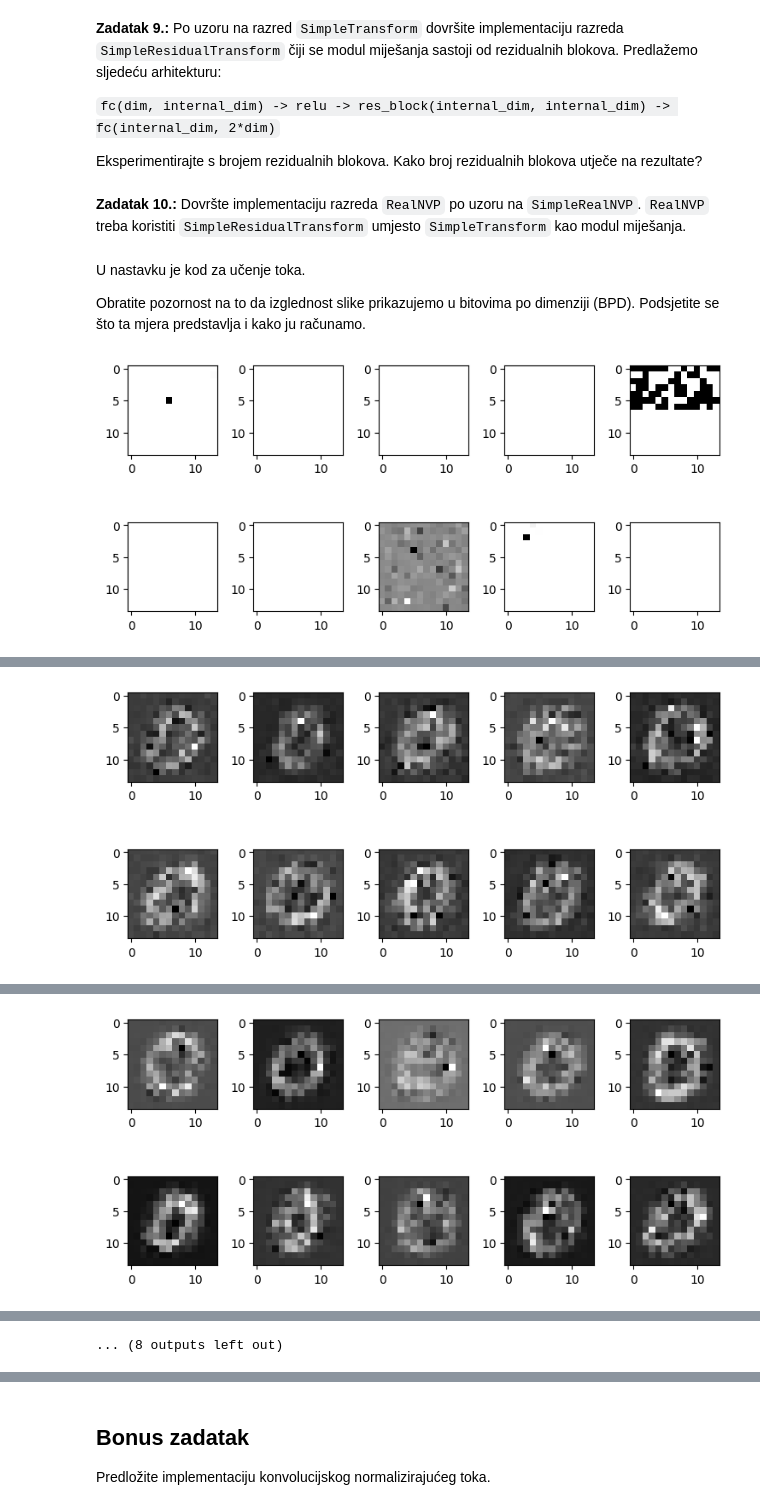
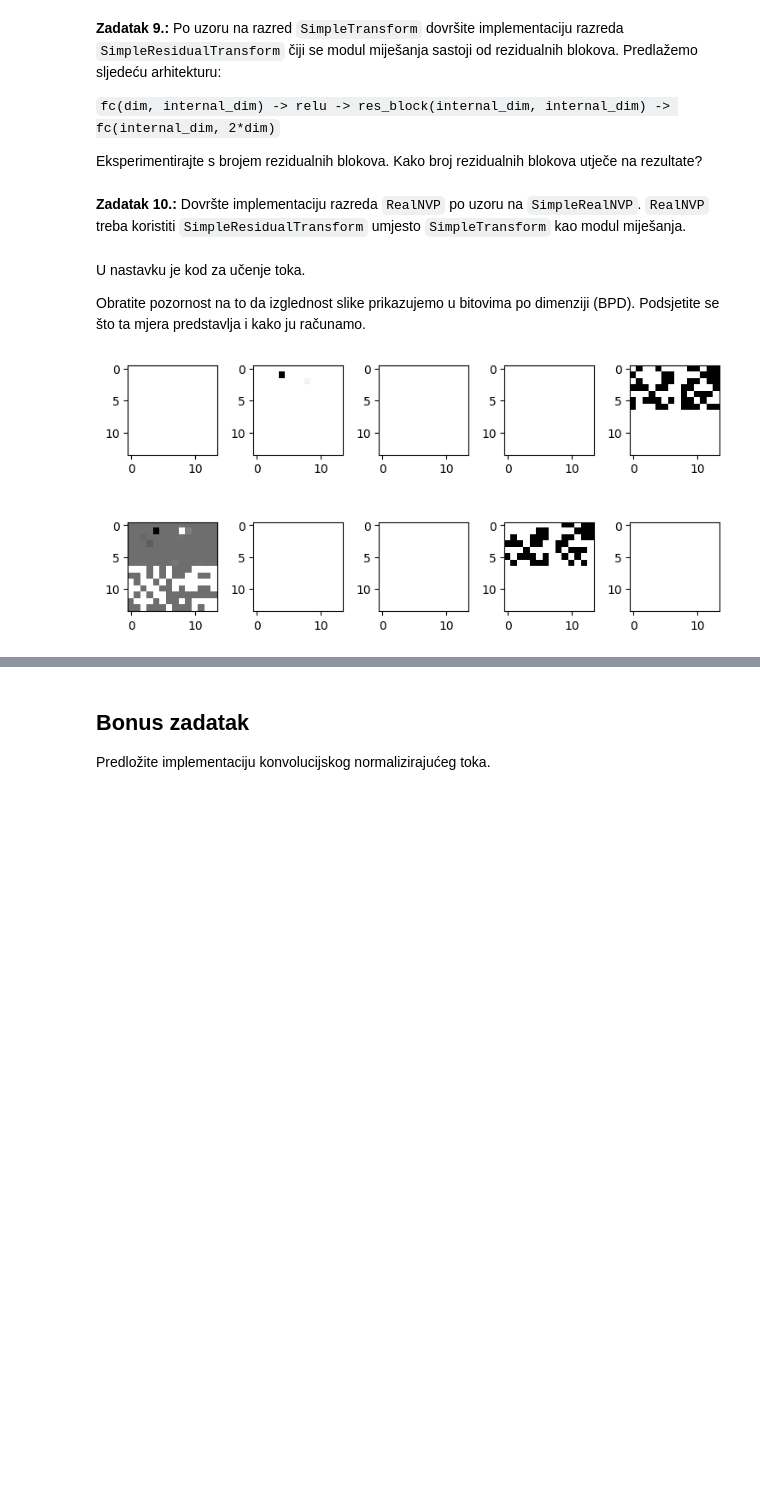
Before and after one commit to MarkoHaralovic/computer_vision, a Jupyter notebook: lab4/RacunalniVid_LAB4.ipynb, the cells around one changed output, grey strips where cells are left out. Saved outputs shown, nothing was run; the diff lists cells and outputs as text; code cells hidden in the pictures; blank space fills up the shorter version.

```diff
--- a/lab4/RacunalniVid_LAB4.ipynb
+++ b/lab4/RacunalniVid_LAB4.ipynb
@@ -571,10 +542,12 @@ Extracting ./MNIST/raw/t10k-labels-idx1-ubyte.gz to ./MNIST/raw
 # %%
-def plot_mnist(samples, num_row, num_col):
+def plot_mnist(samples, num_row, num_col,savepath=None):
     assert len(samples) ==  num_row * num_col
     fig, axes = plt.subplots(num_row, num_col, figsize=(1.5*num_col,2*num_row))
     for i in range(len(samples)):
         ax = axes[i//num_col, i%num_col]
         ax.imshow(samples[i], cmap='gray')
+    if savepath is not None:
+      plt.savefig(savepath)
     plt.tight_layout()
     plt.show()
 # %%
@@ -614,14 +587,14 @@ class ResidualBlock(nn.Module):
 Eksperimentirajte s brojem rezidualnih blokova. Kako broj rezidualnih blokova utječe na rezultate?
 # %%
 class SimpleResidualTransform(nn.Module):
-    def __init__(self, dim, inflate_coef=1):
+    def __init__(self, dim, inflate_coef=1, use_bn = False):
         super(SimpleResidualTransform, self).__init__()
         self.dim = dim
         internal_dim = int(dim * inflate_coef)
         self.model = nn.Sequential(
             nn.Linear(self.dim, internal_dim),
             nn.ReLU(),
-            ResidualBlock(internal_dim),
+            ResidualBlock(internal_dim, use_bn = use_bn),
             nn.Linear(internal_dim, 2*self.dim)
         )
 
@@ -633,10 +606,10 @@ class SimpleResidualTransform(nn.Module):
 **Zadatak 10.:** Dovršte implementaciju razreda `RealNVP` po uzoru na `SimpleRealNVP`. `RealNVP` treba koristiti `SimpleResidualTransform` umjesto `SimpleTransform` kao modul miješanja.
 # %%
 class RealNVP(NormalizingFlow):
-    def __init__(self, input_dim, num_steps=2, device='cpu'):
+    def __init__(self, input_dim, num_steps=2, device='cpu', use_bn = False):
         transforms = nn.Sequential()
         for i in range(num_steps):
-            transforms.append(AffineCouplingLayer(SimpleResidualTransform(input_dim//2)))
+            transforms.append(AffineCouplingLayer(SimpleResidualTransform(input_dim//2, use_bn = use_bn)))
             if i != num_steps - 1:
               transforms.append(SwitchSides())
         super(RealNVP, self).__init__(transforms, input_dim, device)
@@ -644,13 +617,20 @@ class RealNVP(NormalizingFlow):
 U nastavku je kod za učenje toka.
 
 Obratite pozornost na to da izglednost slike prikazujemo u bitovima po dimenziji (BPD). Podsjetite se što ta mjera predstavlja i kako ju računamo.
+# %%
+import os
+
+device = 'cuda'
+use_bn =  False
+epochs = 1000
+bits = 8
+visualize_every = 100
+savedir = os.path.join('results',f'use_bn_{use_bn}')
+if not os.path.exists(savedir):
+    os.makedirs(savedir)
 # %%
-device = 'cpu'
-flow = RealNVP(14*14, num_steps=21).to(device)
+flow = RealNVP(14*14, num_steps=21, device=device, use_bn=use_bn).to(device)
 optim = torch.optim.AdamW(flow.parameters(), lr=1e-5)
-epochs = 1000
-bits = 8
-visualize_every = 100
 
 for ep in range(epochs):
     total_loss = 0.
@@ -661,32 +641,33 @@ for ep in range(epochs):
         x = x + u
         x = x / (2 ** bits)
         x = x.flatten(start_dim=1)
         optim.zero_grad()
         log_px = flow.log_prob(x.to(device)) - np.log((2 ** bits)) * (14 * 14)
         loss = - (log_px).mean()
         loss.backward()
         optim.step()
         iters += 1
         total_loss += loss.item()
     if ep % visualize_every == 0:
         with torch.no_grad():
             val_iters = 0
             total_bpd = 0.
             for x, _ in test_loader:
                 x = (x * 255).long()
                 u = torch.rand_like(x.float())
                 x = x + u
                 x = x / (2 ** bits)
                 x = x.flatten(start_dim=1)
                 log_px = flow.log_prob(x.to(device)) - np.log((2 ** bits)) * (14 * 14)
                 bpd = -(log_px).mean().cpu() / (np.log(2) * (14 * 14))
                 total_bpd += bpd
                 val_iters += 1
         samples = flow.sample(10).detach().cpu()
         samples = torch.unflatten(samples, dim=1, sizes=(14, 14)).unsqueeze(1)
 
-        plot_mnist(samples[:, 0], 2, 5)
+        savepath =  os.path.join(savedir,f'epoch_{ep}.png')
+        plot_mnist(samples[:, 0], 2, 5,savepath)
 
         print(f"Epoch {ep+1}: Train Loss:{total_loss / iters} Val BPD: {total_bpd / val_iters}")
 # %% [output]
-[figure, old version]
+[figure, new version]
@@ -694 +674,0 @@ Epoch 1: Train Loss:1284.6566551695478 Val BPD: 9.362373352050781
-[figure, removed]
@@ -696 +674,0 @@ Epoch 101: Train Loss:738.8548129467254 Val BPD: 5.455547332763672
-[figure, removed]
@@ -704,4 +675,3 @@ Epoch 501: Train Loss:513.0083670108876 Val BPD: 3.857006788253784
-... (8 outputs left out)
 # %%
 samples = flow.sample(10).detach().cpu()
 samples = torch.unflatten(samples, dim=1, sizes=(14, 14)).unsqueeze(1)
```
Also changed, not shown: parts of 7 cells of this notebook.
